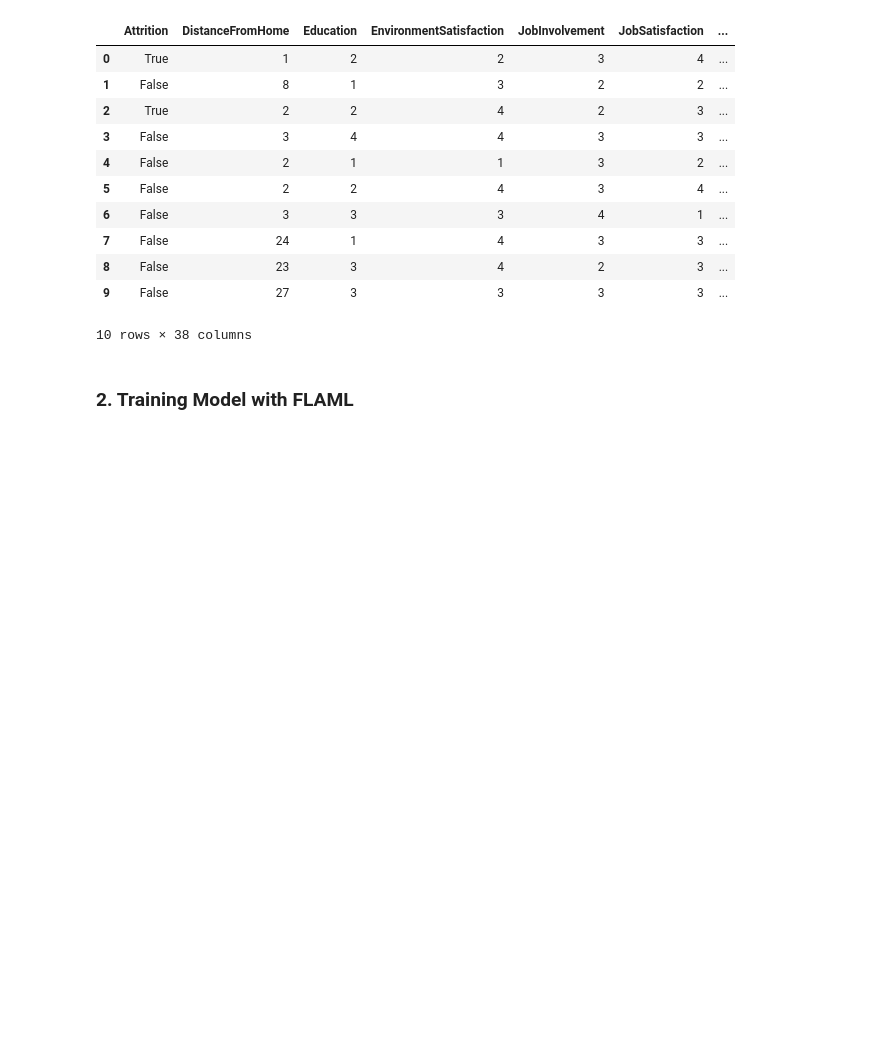
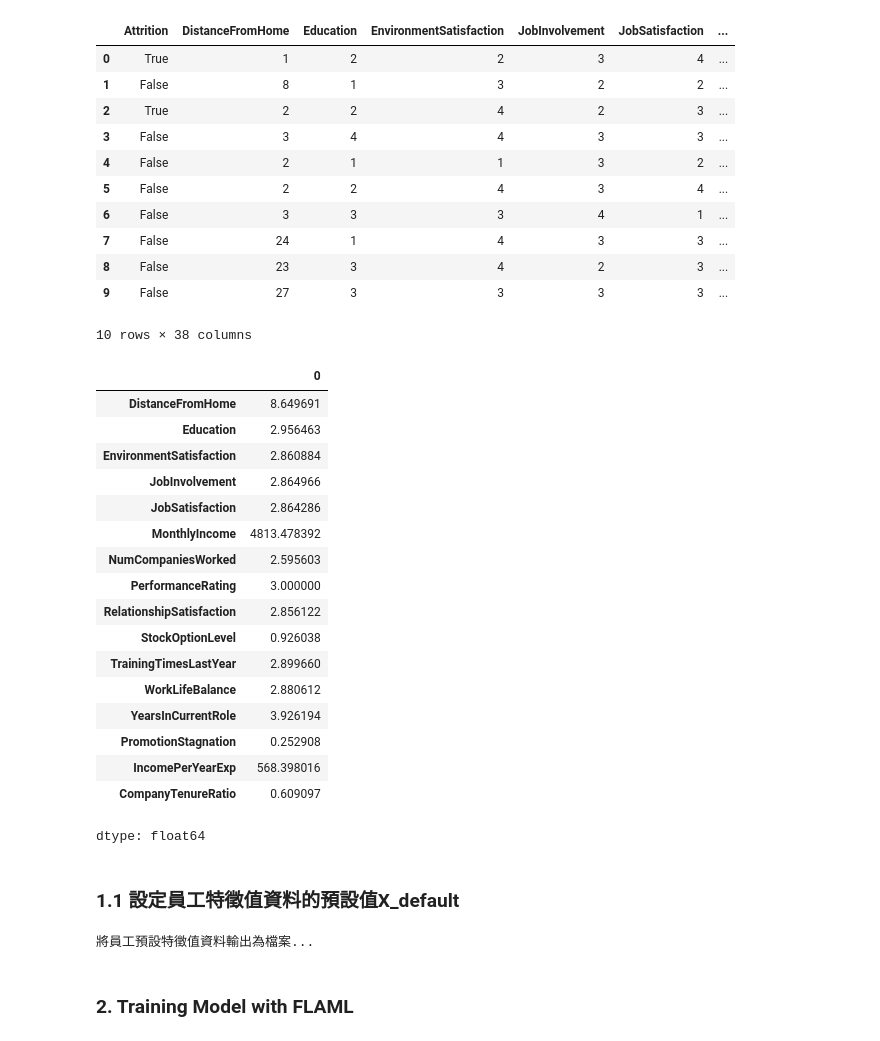
Before and after one commit to sofiahuang2225-prog/python-DM-group-k, a Jupyter notebook: ML_RF_LR.ipynb, the cells around one changed output. Cells and saved outputs as stored; diff of their text form; code cells hidden in the pictures; blank space fills up the shorter version.

```diff
--- a/ML_RF_LR.ipynb
+++ b/ML_RF_LR.ipynb
@@ -57,6 +53,45 @@ memory usage: 215.5 KB
 | 8 | False | 23 | 3 | 4 | 2 | 3 | ... |
 | 9 | False | 27 | 3 | 3 | 3 | 3 | ... |
 10 rows × 38 columns
+# %%
+df.describe().median()
+# %% [output]
+|  | 0 |
+| DistanceFromHome | 8.649691 |
+| Education | 2.956463 |
+| EnvironmentSatisfaction | 2.860884 |
+| JobInvolvement | 2.864966 |
+| JobSatisfaction | 2.864286 |
+| MonthlyIncome | 4813.478392 |
+| NumCompaniesWorked | 2.595603 |
+| PerformanceRating | 3.000000 |
+| RelationshipSatisfaction | 2.856122 |
+| StockOptionLevel | 0.926038 |
+| TrainingTimesLastYear | 2.899660 |
+| WorkLifeBalance | 2.880612 |
+| YearsInCurrentRole | 3.926194 |
+| PromotionStagnation | 0.252908 |
+| IncomePerYearExp | 568.398016 |
+| CompanyTenureRatio | 0.609097 |
+dtype: float64
+# %% [markdown]
+### 1.1 設定員工特徵值資料的預設值X_default
+# %%
+#設定員工特徵值資料的預設值X_default
+X_default = df.drop(columns=['Attrition'])[:1]
+#將X_default的非Boolen欄位的值改為原本資料的中位數
+for col in X_default.columns:
+    if col not in bool_cols:
+        X_default[col] = int(df[col].median())
+    elif col in bool_cols:
+        counts = df[col].value_counts()
+        majority_value = counts.idxmax()
+        X_default[col] = df[col].mode()[0]
+X_default[X_default.select_dtypes(include=['bool']).columns] = X_default[X_default.select_dtypes(include=['bool']).columns].astype(int)
+print(f'將員工預設特徵值資料輸出為檔案...')
+X_default.to_csv('X_default.csv', index=False)
+# %% [output]
+將員工預設特徵值資料輸出為檔案...
 # %% [markdown]
 ### 2. Training Model with FLAML
 # %% [markdown]
```
Also changed, not shown: parts of 3 cells of this notebook.
